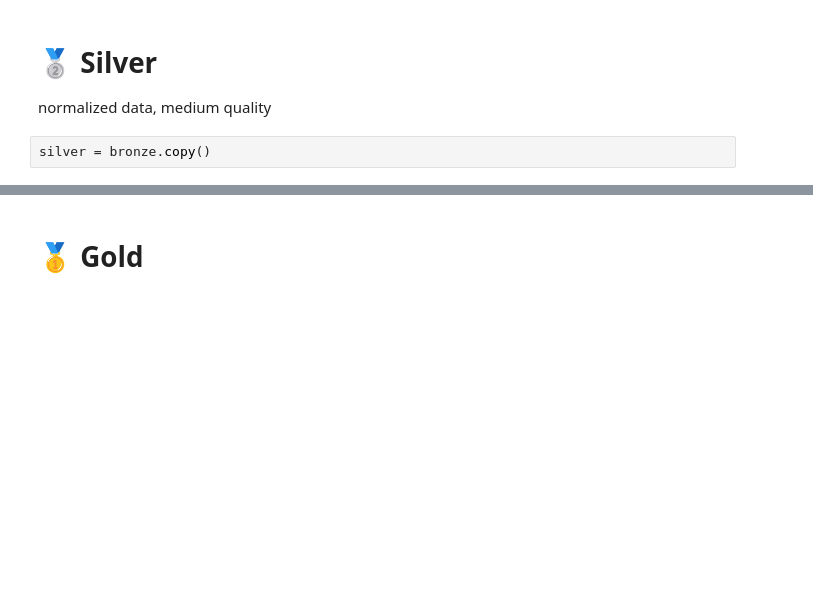
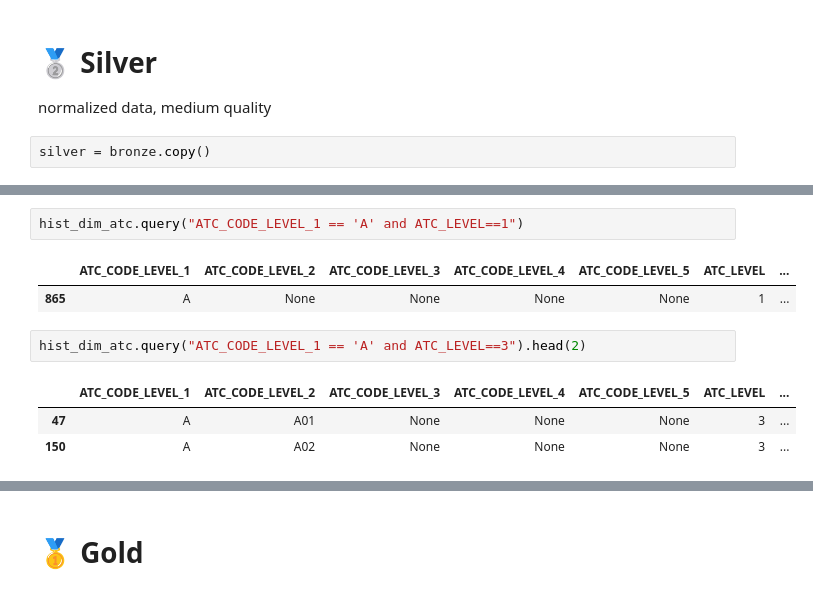
Before and after one commit to mlab-inf-ufrgs/vigimed, a Jupyter notebook: src/medicamentos/elt_dim_atc.ipynb, the cells around one changed output, grey strips where cells are left out. Saved outputs shown, nothing was run; the diff lists cells and outputs as text; blank space fills up the shorter version.

```diff
--- a/src/medicamentos/elt_dim_atc.ipynb
+++ b/src/medicamentos/elt_dim_atc.ipynb
@@ -273,0 +108,11 @@ silver.head(2)
+# %%
+hist_dim_atc.query("ATC_CODE_LEVEL_1 == 'A' and ATC_LEVEL==1")
+# %% [output]
+|  | ATC_CODE_LEVEL_1 | ATC_CODE_LEVEL_2 | ATC_CODE_LEVEL_3 | ATC_CODE_LEVEL_4 | ATC_CODE_LEVEL_5 | ATC_LEVEL | ... |
+| 865 | A | None | None | None | None | 1 | ... |
+# %%
+hist_dim_atc.query("ATC_CODE_LEVEL_1 == 'A' and ATC_LEVEL==3").head(2)
+# %% [output]
+|  | ATC_CODE_LEVEL_1 | ATC_CODE_LEVEL_2 | ATC_CODE_LEVEL_3 | ATC_CODE_LEVEL_4 | ATC_CODE_LEVEL_5 | ATC_LEVEL | ... |
+| 47 | A | A01 | None | None | None | 3 | ... |
+| 150 | A | A02 | None | None | None | 3 | ... |
```
Also changed, not shown: parts of 35 cells of this notebook, 22 other files.
